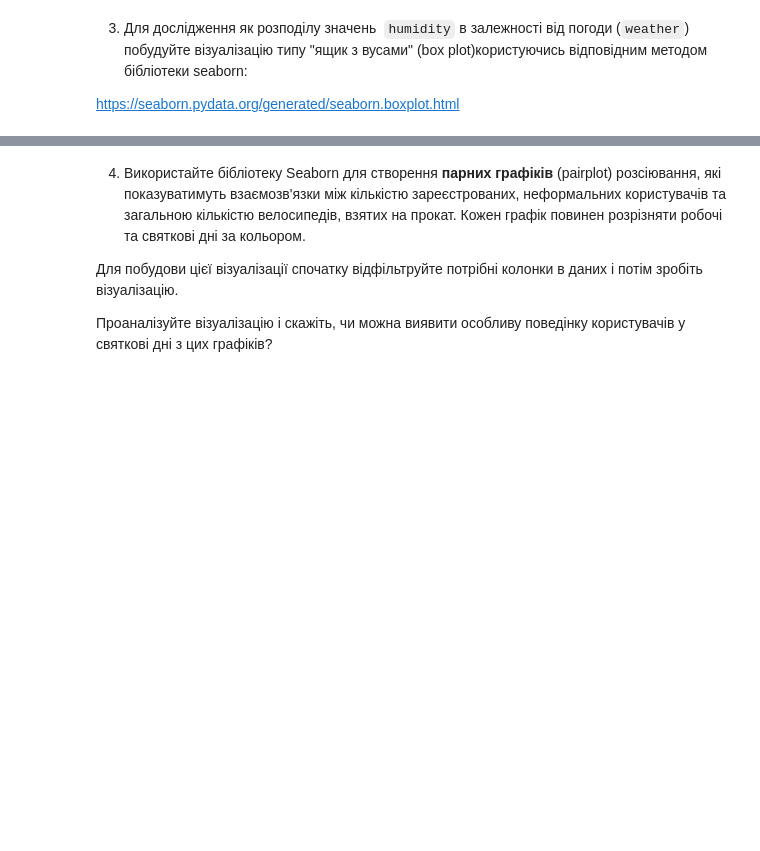
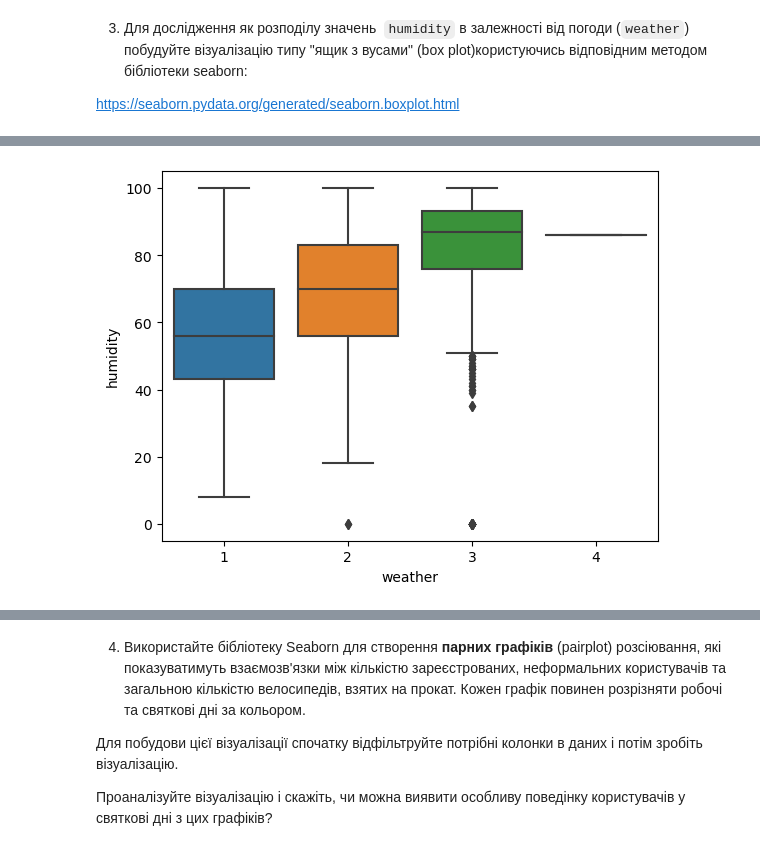
Before and after one commit to TetianaZalivan/Python-Tasks-for-Data-Analytics-, a Jupyter notebook: Done hw_4_5_Візуалізація_з_seaborn.ipynb, the cells around one changed output, grey strips where cells are left out. Drawn from its saved outputs; the diff is of its cells as text; code cells hidden in the pictures; blank space fills up the shorter version.

```diff
--- a/Done hw_4_5_Візуалізація_з_seaborn.ipynb
+++ b/Done hw_4_5_Візуалізація_з_seaborn.ipynb
@@ -53,0 +63,4 @@ https://seaborn.pydata.org/generated/seaborn.boxplot.html
+# %%
+sns.boxplot(data=df, x="weather", y="humidity");
+# %% [output]
+[figure, added]
```
Also changed, not shown: parts of 9 cells of this notebook.
